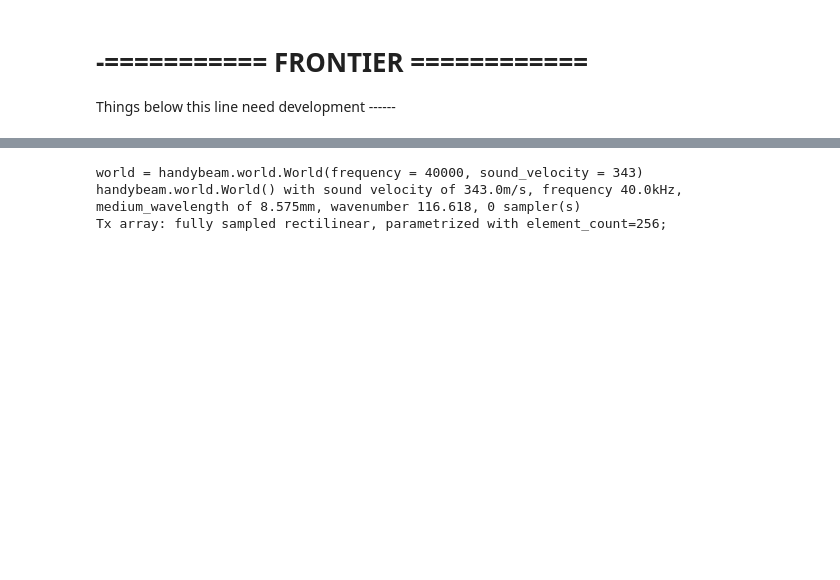
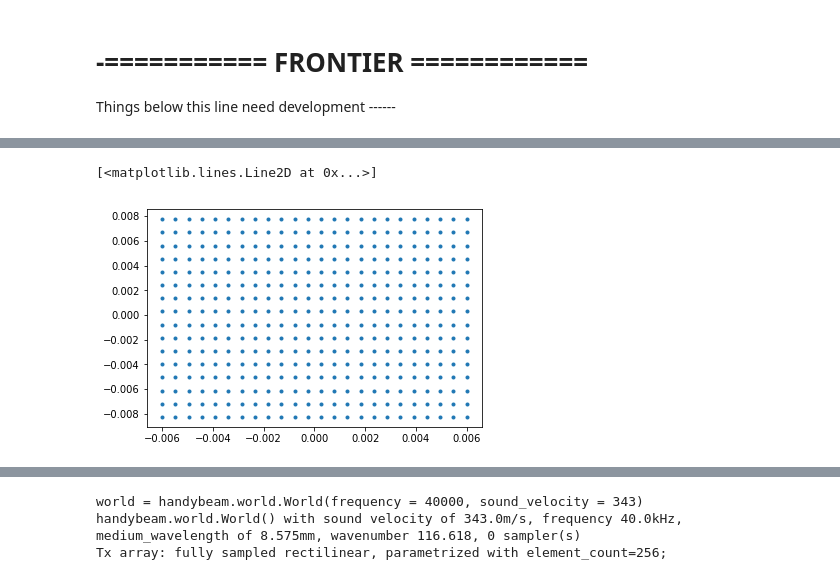
Before and after one commit to ultraleap/HandyBeam-Strathclyde, a Jupyter notebook: hello_world.ipynb, the cells around one changed output, grey strips where cells are left out. Cells and saved outputs as stored; diff of their text form; code cells hidden in the pictures; blank space fills up the shorter version.

```diff
--- a/hello_world.ipynb
+++ b/hello_world.ipynb
@@ -90,0 +187,15 @@ Things below this line need development  ------
+# %%
+element_locations = array_builder.element_centre_locations
+# %%
+point_list = np.empty((0, 3))
+for idx_element in range(array_builder.element_count):
+    point_list = np.concatenate((point_list,
+        array_builder.create_point_cloud_for_array_element(
+            passive_aperture=array_builder.passive_aperture,
+            active_aperture=array_builder.element_width,
+            element_position=element_locations[idx_element, :]
+        )))
+plt.plot(point_list[:,0],point_list[:,1],'.')
+# %% [output]
+[<matplotlib.lines.Line2D at 0x...>]
+[figure, added]
```
Also changed, not shown: parts of 18 cells of this notebook, 4 other files.
